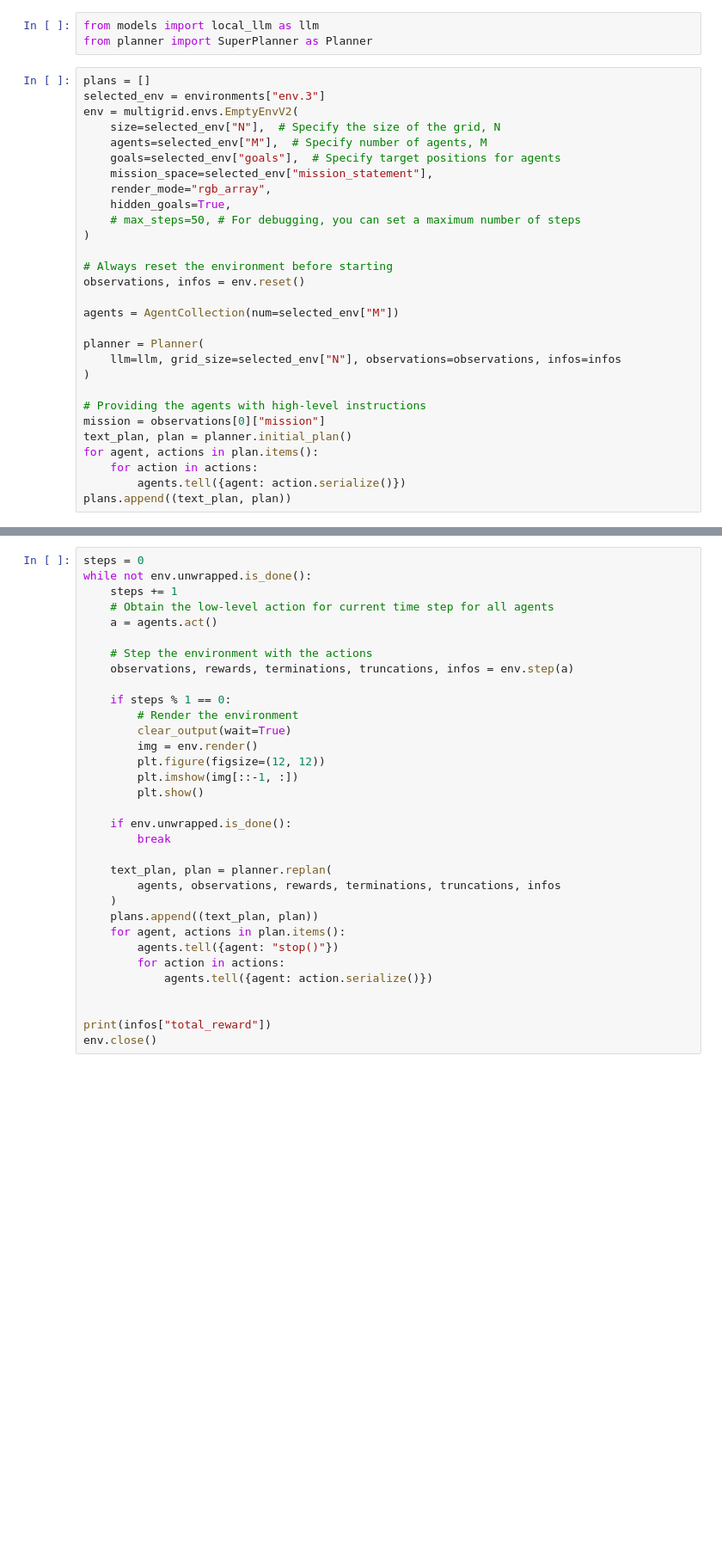
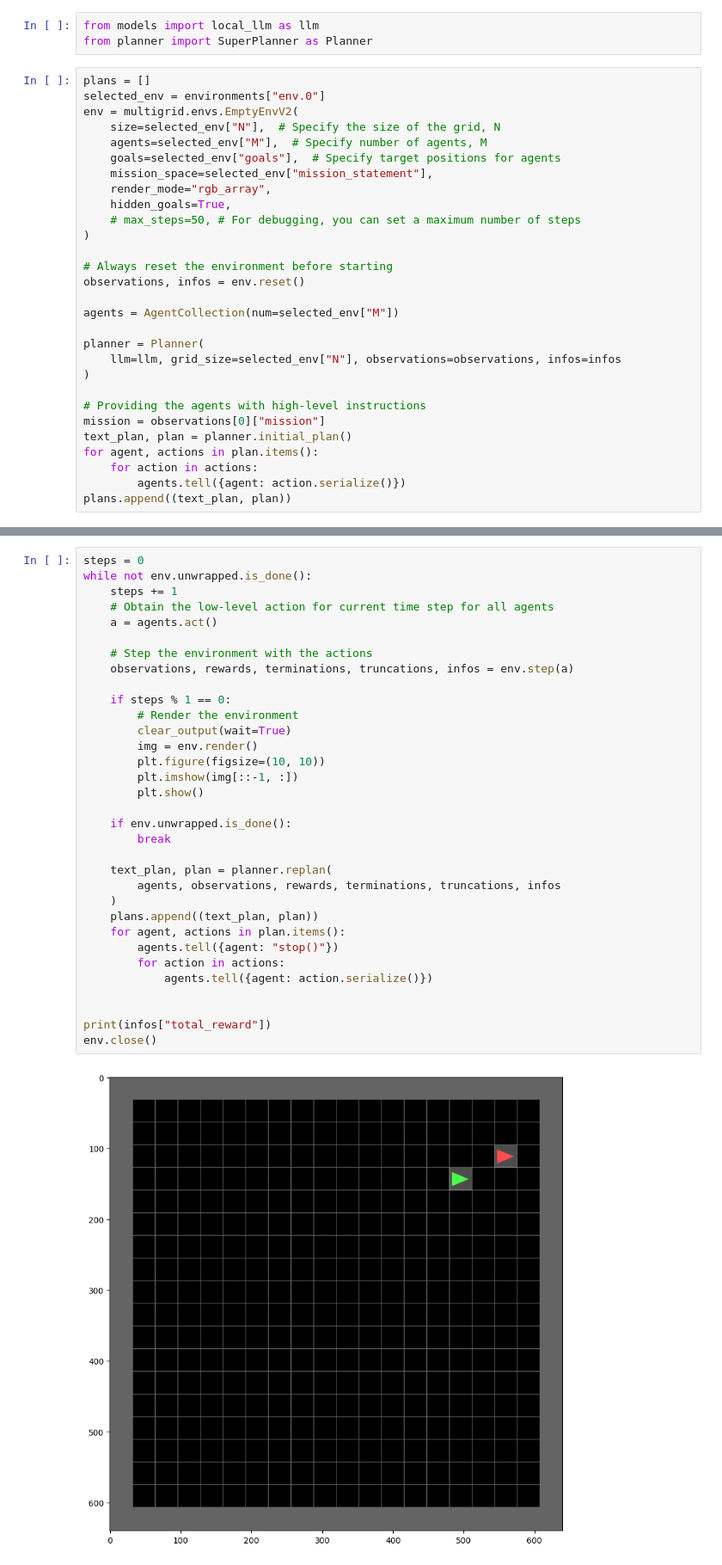
Before and after one commit to FausticSun/hierarchical_planning, a Jupyter notebook: scratch.ipynb, the cells around one changed output, grey strips where cells are left out. Shown: that part at 86% size. Saved outputs shown, nothing was run; the diff lists cells and outputs as text; blank space fills up the shorter version.

```diff
--- a/scratch.ipynb
+++ b/scratch.ipynb
@@ -51,7 +51,7 @@ from models import local_llm as llm
 from planner import SuperPlanner as Planner
 # %%
 plans = []
-selected_env = environments["env.3"]
+selected_env = environments["env.0"]
 env = multigrid.envs.EmptyEnvV2(
     size=selected_env["N"],  # Specify the size of the grid, N
     agents=selected_env["M"],  # Specify number of agents, M
@@ -102,31 +84,32 @@ while not env.unwrapped.is_done():
     steps += 1
     # Obtain the low-level action for current time step for all agents
     a = agents.act()
 
     # Step the environment with the actions
     observations, rewards, terminations, truncations, infos = env.step(a)
 
     if steps % 1 == 0:
         # Render the environment
         clear_output(wait=True)
         img = env.render()
-        plt.figure(figsize=(12, 12))
+        plt.figure(figsize=(10, 10))
         plt.imshow(img[::-1, :])
         plt.show()
 
     if env.unwrapped.is_done():
         break
 
     text_plan, plan = planner.replan(
         agents, observations, rewards, terminations, truncations, infos
     )
     plans.append((text_plan, plan))
     for agent, actions in plan.items():
         agents.tell({agent: "stop()"})
         for action in actions:
             agents.tell({agent: action.serialize()})
 
 
 print(infos["total_reward"])
 env.close()
 # %% [output]
+[figure, new version]
```
Also changed, not shown: parts of 3 cells of this notebook, 18 other files.
